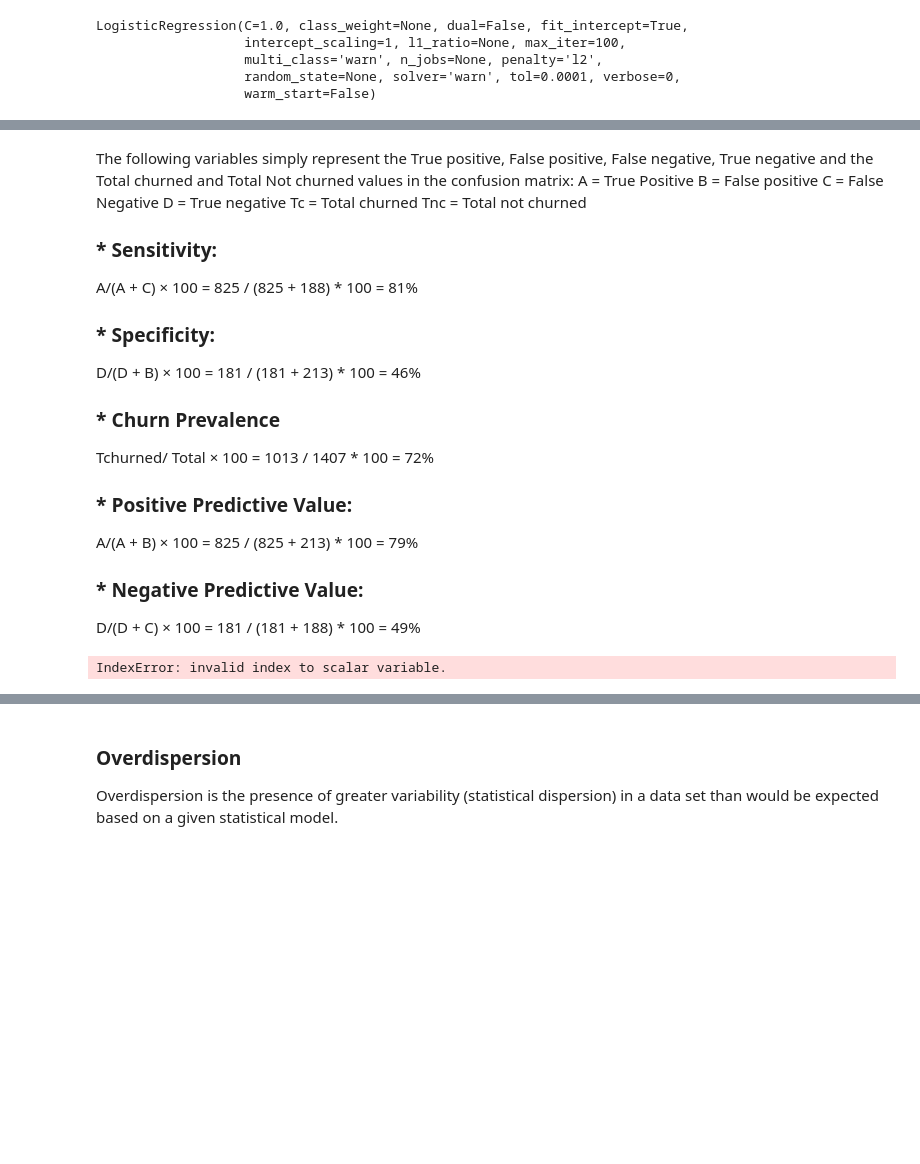
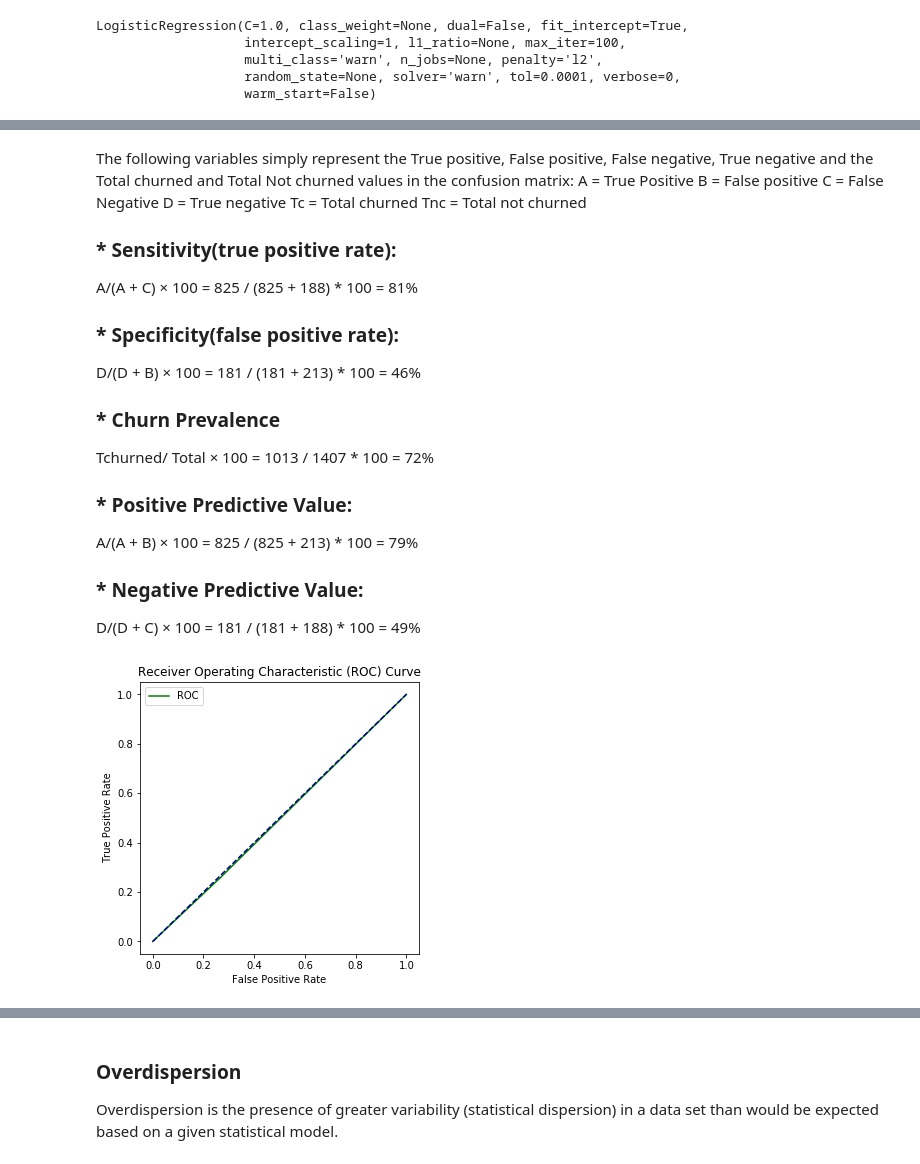
Before and after one commit to Johanna-Mehlape/Machine-Learning-Decision-Trees-Logistic-Regression, a Jupyter notebook: Decision Trees.ipynb, the cells around one changed output, grey strips where cells are left out. Cells and saved outputs as stored; diff of their text form; code cells hidden in the pictures; blank space fills up the shorter version.

```diff
--- a/Decision Trees.ipynb
+++ b/Decision Trees.ipynb
@@ -531,12 +534,12 @@ D = True negative
 Tc = Total churned
 Tnc = Total not churned
 
-### * Sensitivity:
+### * Sensitivity(true positive rate):
 A/(A + C) × 100
 = 825 / (825 + 188) * 100
 = 81%
 
-### * Specificity:
+### * Specificity(false positive rate):
 D/(D + B) × 100
 = 181 / (181 + 213) * 100
 = 46%
@@ -555,21 +558,19 @@ A/(A + B) × 100
 D/(D + C) × 100
 = 181 / (181 + 188) * 100
 = 49%
-# %%
-# this part is to be fixed, I couldn't plot the roc curve
-
-from sklearn.metrics import roc_curve
-
-y_pred = y_pred.argmax(axis=-1)
-y_pred = y_pred.astype('int32')
-# Calculate the fpr and tpr for all thresholds of the classification
-fpr[i], tpr[i], threshold = roc_curve(y_test, y_pred[:, 0])
-plt.plot(fpr, tpr, 'b')
-plt.plot([0, 1], [0, 1],'r--')
-plt.xlim([0, 1])
-plt.ylim([0, 1])
-plt.ylabel('True Positive Rate')
-plt.xlabel('False Positive Rate')
-plt.show()
-# %% [output]
-IndexError: invalid index to scalar variable.
+# %%
+fpr, tpr, thresholds = roc_curve(y_test, y_pred)
+roc_auc = auc(fpr, tpr)
+# %%
+# Defining a python function to plot the ROC curves.
+def plot_roc_curve(fpr, tpr):
+    plt.plot(fpr, tpr, color='green', label='ROC')
+    plt.plot([0, 1], [0, 1], color='darkblue', linestyle='--')
+    plt.xlabel('False Positive Rate')
+    plt.ylabel('True Positive Rate')
+    plt.title('Receiver Operating Characteristic (ROC) Curve')
+    plt.legend()
+    plt.show()
+plot_roc_curve(fpr, tpr)
+# %% [output]
+[figure, added]
```
Also changed, not shown: parts of 16 cells of this notebook.
